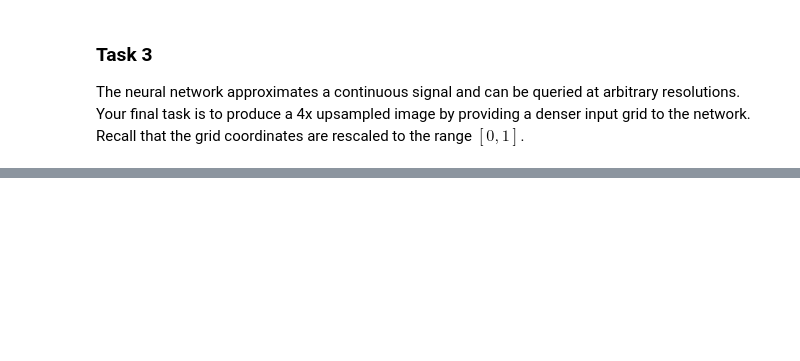
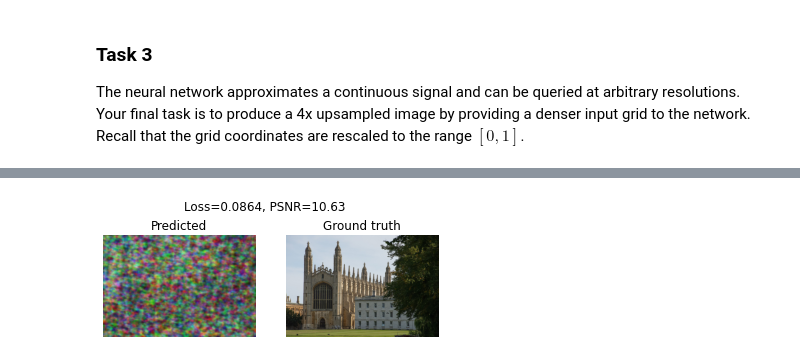
Before and after one commit to nyoma-diamond/L335_Exercise, a Jupyter notebook: implicit_neural_representation.ipynb, the cells around one changed output, grey strips where cells are left out. Saved outputs shown, nothing was run; the diff lists cells and outputs as text; code cells hidden in the pictures; blank space fills up the shorter version.

```diff
--- a/implicit_neural_representation.ipynb
+++ b/implicit_neural_representation.ipynb
@@ -59,7 +59,7 @@ class IRN(nn.Module):
         self.n_out = 3
 
         if self.positional_encoding:
-            self.B = torch.normal(0, std, (self.n_in, self.mapping_size)).to(device)
+            self.B = torch.normal(0, std, (self.n_in, self.mapping_size))
 
         self.layer_in = nn.Linear(2*self.mapping_size if positional_encoding else self.n_in, n_hidden)
         self.layer_hidden = nn.Linear(n_hidden, n_hidden)
@@ -80,6 +80,16 @@ class IRN(nn.Module):
         x_proj = 2 * torch.pi * x @ self.B
         gamma = torch.concatenate([torch.sin(x_proj), torch.cos(x_proj)], dim=-1)
         return gamma
+
+    def to(self, *args):
+        nn.Module.to(self, *args)
+        self.B = self.B.to(*args)
+        return self
+
+    def cpu(self):
+        nn.Module.cpu(self)
+        self.B = self.B.cpu()
+        return self
 # %% [markdown]
 Train the IRN. Each training iteration involves predicting the entire image before computing loss. Note that this is not necessary, it is possible to work with a just a few samples if needed.
 # %%
@@ -481,3 +492,70 @@ reset Linear(in_features=256, out_features=3, bias=True)
 # %% [markdown]
 ### Task 3
 The neural network approximates a continuous signal and can be queried at arbitrary resolutions. Your final task is to produce a 4x upsampled image by providing a denser input grid to the network. Recall that the grid coordinates are rescaled to the range $[0,1]$.
+# %%
+img = torchvision.io.read_image('kings_chapel.jpg') / 255
+_, h, w = img.shape
+img = img.permute(1,2,0).reshape(-1, 3)
+
+tensors_train = (torch.linspace(-1, 1, steps=h), torch.linspace(-1, 1, steps=w))
+coord_grid_train = torch.stack(torch.meshgrid(*tensors_train, indexing='ij'), dim=-1).reshape(-1, 2)
+
+scaling_factor = 4
+
+tensors_upscale = (torch.linspace(-1, 1, steps=scaling_factor*h), torch.linspace(-1, 1, steps=scaling_factor*w))
+coord_grid_upscale = torch.stack(torch.meshgrid(*tensors_upscale, indexing='ij'), dim=-1).reshape(-1, 2)
+
+
+torch.manual_seed(0)
+
+irn = IRN(positional_encoding=True, std=5).to(device)
+normal_reset(irn, type='kaiming')
+
+img, coord_grid_train = img.to(device), coord_grid_train.to(device)
+
+epochs = 400
+lr = 1e-4
+opt = torch.optim.Adam(lr=lr, params=irn.parameters())
+psnr_fn = torchmetrics.image.PeakSignalNoiseRatio(data_range=1)
+psnr_fn.to(device)
+
+pbar = trange(epochs)
+for step in pbar:
+    opt.zero_grad()
+    img_hat = irn(coord_grid_train)
+    loss = ((img - img_hat)**2).mean()
+    loss.backward()
+    opt.step()
+    pbar.set_description(f'Loss={loss.item():0.4f}')
+
+    if (step + 1) % (epochs//10) == 0:
+        with torch.no_grad():
+            psnr = psnr_fn(img_hat, img)
+            fig, ax = plt.subplots(1, 2)
+            fig.suptitle(f'Loss={loss.item():0.4f}, PSNR={psnr.item():0.2f}', y=0.8)
+            ax[0].imshow(irn(coord_grid_train).clip(0, 1).cpu().reshape(h, w, 3))
+            ax[0].set_title('Predicted')
+            ax[0].axis('off')
+            ax[1].imshow(img.cpu().reshape(h, w, 3))
+            ax[1].set_title('Ground truth')
+            ax[1].axis('off')
+
+plt.show()
+
+fig, ax = plt.subplots(3, 1, height_ratios=[1, 1, 4])
+ax[0].imshow(img.cpu().reshape(h, w, 3))
+ax[0].set_title('Ground truth')
+ax[0].axis('off')
+ax[1].imshow(irn.to(device)(coord_grid_train).detach().cpu().reshape(h, w, 3))
+ax[1].set_title('Same scaling')
+ax[1].axis('off')
+ax[2].imshow(irn.cpu()(coord_grid_upscale).detach().cpu().reshape(h*scaling_factor, w*scaling_factor, 3)) # !! Need to do this on CPU to avoid memory allocation error due to 4x upscaling being large
+ax[2].set_title('Upscaled')
+ax[2].axis('off')
+
+plt.tight_layout()
+plt.show()
+
+if device == 'cuda':
+    free_memory([irn, opt]) # release memory
+# %% [output]
@@ -483,0 +566 @@ The neural network approximates a continuous signal and can be queried at arbitr
+[figure, added]
```
Also changed, not shown: parts of 3 cells of this notebook, 1 other file.
